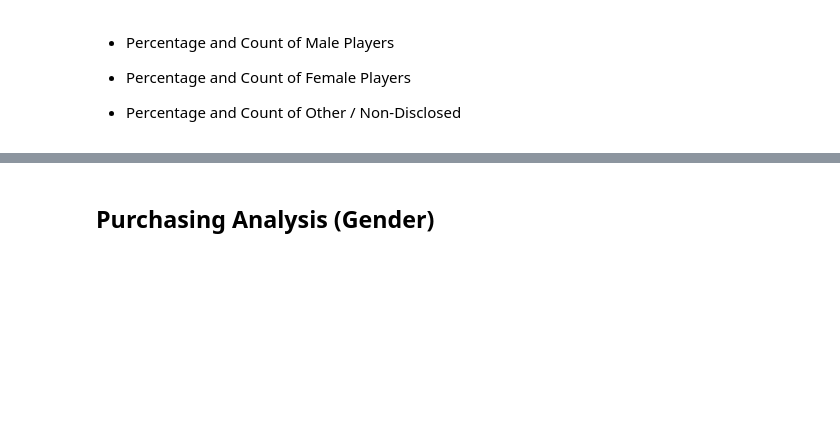
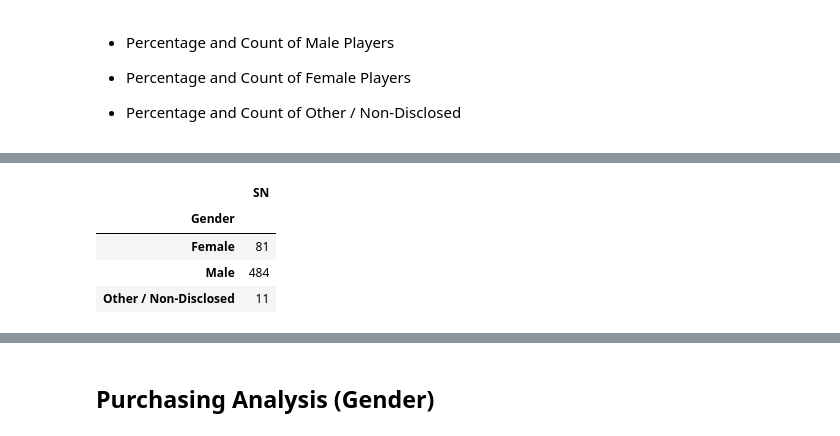
Before and after one commit to SBoyce02/pandas_challenge2, a Jupyter notebook: HeroesOfPymoli/HeroesOfPymoli_SB.ipynb, the cells around one changed output, grey strips where cells are left out. Saved outputs shown, nothing was run; the diff lists cells and outputs as text; code cells hidden in the pictures; blank space fills up the shorter version.

```diff
--- a/HeroesOfPymoli/HeroesOfPymoli_SB.ipynb
+++ b/HeroesOfPymoli/HeroesOfPymoli_SB.ipynb
@@ -85,0 +103,10 @@ purchase_analysis_df
+# %%
+gender=gender_df.groupby(["Gender"])
+gender_group = gender.count()
+gender_group
+# %% [output]
+|  | SN |
+| Gender |  |
+| Female | 81 |
+| Male | 484 |
+| Other / Non-Disclosed | 11 |
```
Also changed, not shown: parts of 7 cells of this notebook.
